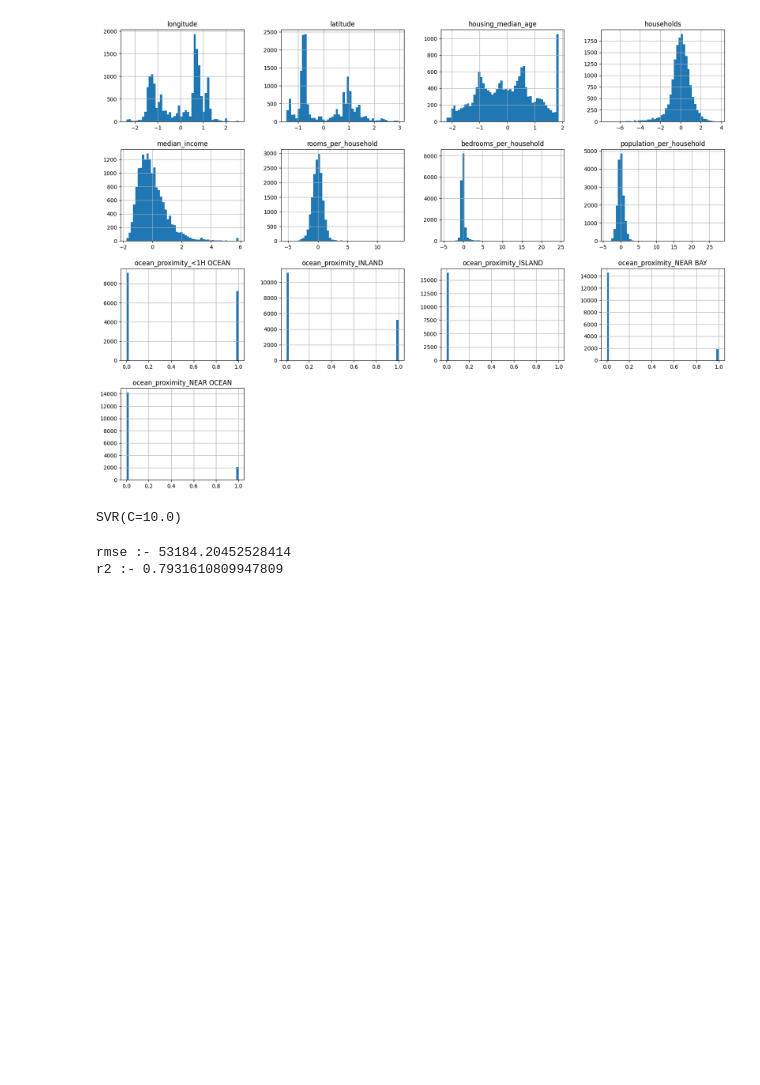
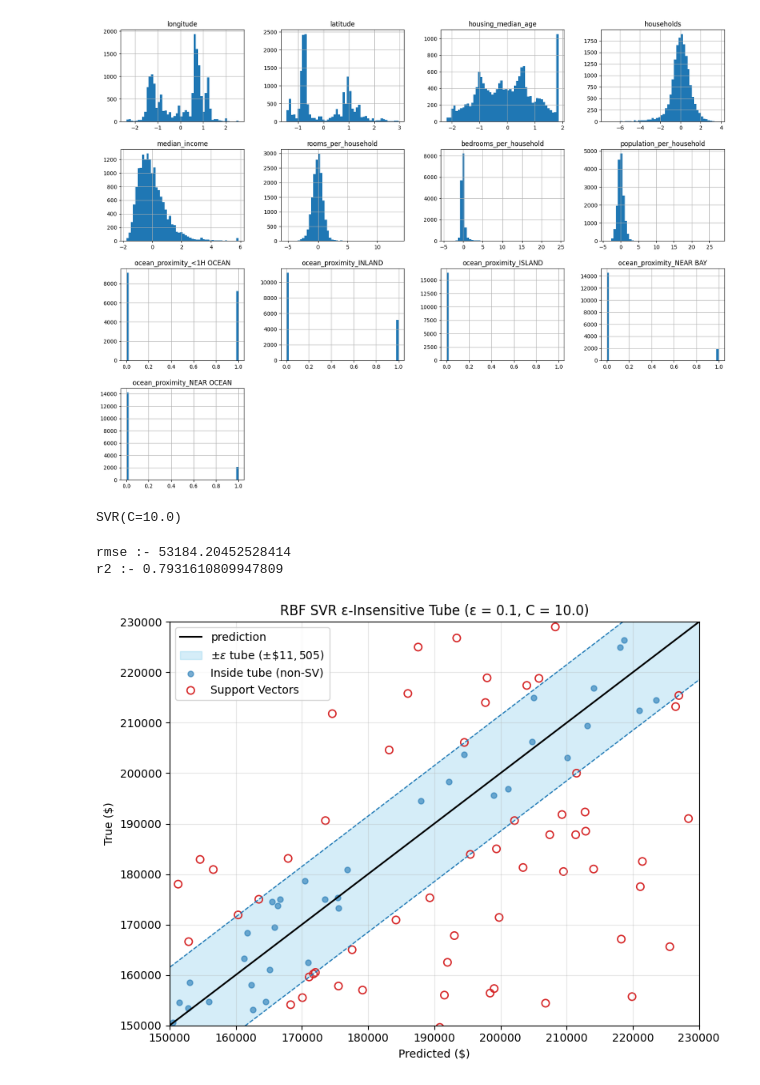
Before and after one commit to anshukantjha/pattern_recognition, a Jupyter notebook: svr.ipynb, the cells around one changed output. Saved outputs shown, nothing was run; the diff lists cells and outputs as text; code cells hidden in the pictures; blank space fills up the shorter version.

```diff
--- a/svr.ipynb
+++ b/svr.ipynb
@@ -108,3 +108,59 @@ print(f"r2 :- {r2_score(y_test, y_pred)}")
 # %% [output]
 rmse :- 53184.20452528414
 r2 :- 0.7931610809947809
+# %%
+y_train_arr = np.asarray(y_train).ravel()
+y_train_pred = y_scaler.inverse_transform(
+    svr.predict(x_train_prep).reshape(-1, 1)
+).ravel()
+
+eps_dollars = svr.epsilon * y_scaler.scale_[0]
+
+is_sv = np.zeros(len(y_train_arr), dtype=bool)
+is_sv[svr.support_] = True
+
+rng = np.random.default_rng(42)
+idx = rng.choice(len(y_train_arr), size=400, replace=False)
+
+pred_sub = y_train_pred[idx]
+true_sub = y_train_arr[idx]
+sv_sub = is_sv[idx]
+
+fig, ax = plt.subplots(figsize=(8, 6))
+
+grid = np.linspace(pred_sub.min(), pred_sub.max(), 200)
+ax.plot(grid, grid, color="black", lw=1.5, label="prediction")
+ax.fill_between(
+    grid,
+    grid - eps_dollars,
+    grid + eps_dollars,
+    color="skyblue",
+    alpha=0.35,
+    label=rf"$\pm\varepsilon$ tube ($\pm\${eps_dollars:,.0f}$)"
+)
+ax.plot(grid, grid + eps_dollars, color="tab:blue", ls="--", lw=1)
+ax.plot(grid, grid - eps_dollars, color="tab:blue", ls="--", lw=1)
+
+# non SVs
+ax.scatter(
+    pred_sub[~sv_sub], true_sub[~sv_sub],
+    color="tab:blue", alpha=0.6, s=25, label="Inside tube (non-SV)"
+)
+
+# SVs
+ax.scatter(
+    pred_sub[sv_sub], true_sub[sv_sub],
+    facecolors="none", edgecolors="tab:red", s=45, lw=1.2, label="Support Vectors"
+)
+
+ax.set_xlabel("Predicted ($)")
+ax.set_ylabel("True ($)")
+ax.set_xlim(150_000, 230_000)
+ax.set_ylim(150_000, 230_000)
+ax.set_title(f"RBF SVR ε-Insensitive Tube (ε = {svr.epsilon}, C = {svr.C})")
+ax.legend()
+ax.grid(True, alpha=0.3)
+plt.tight_layout()
+plt.show()
+# %% [output]
+[figure, added]
```
Also changed, not shown: 5 other files.
